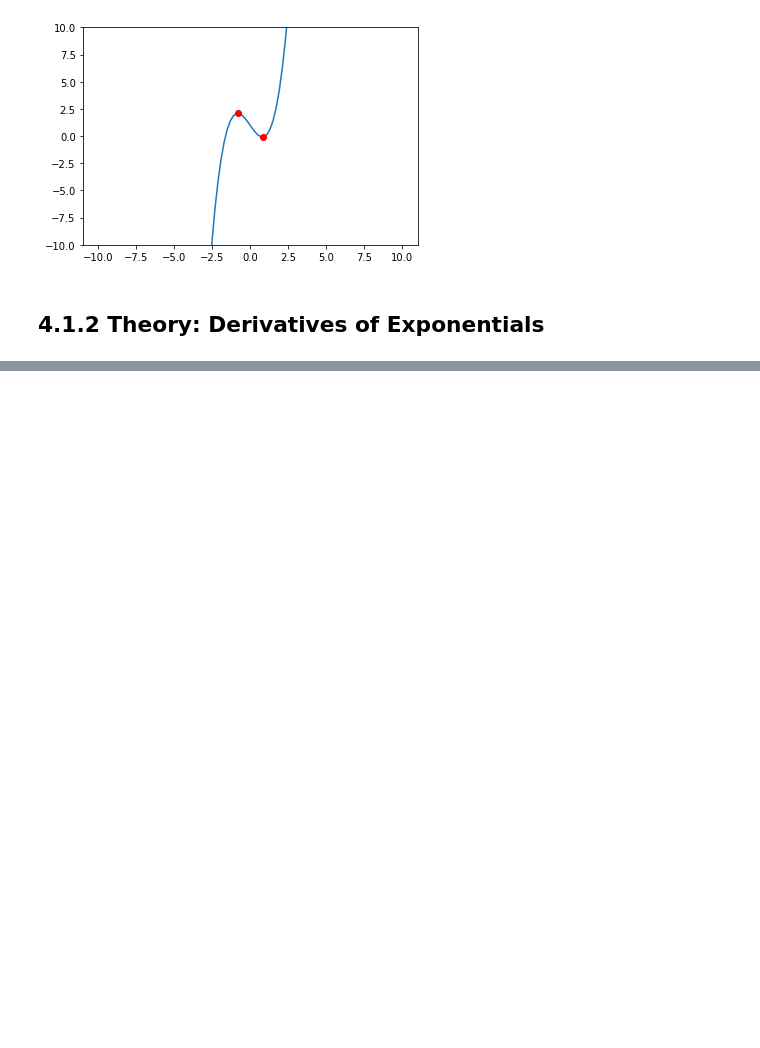
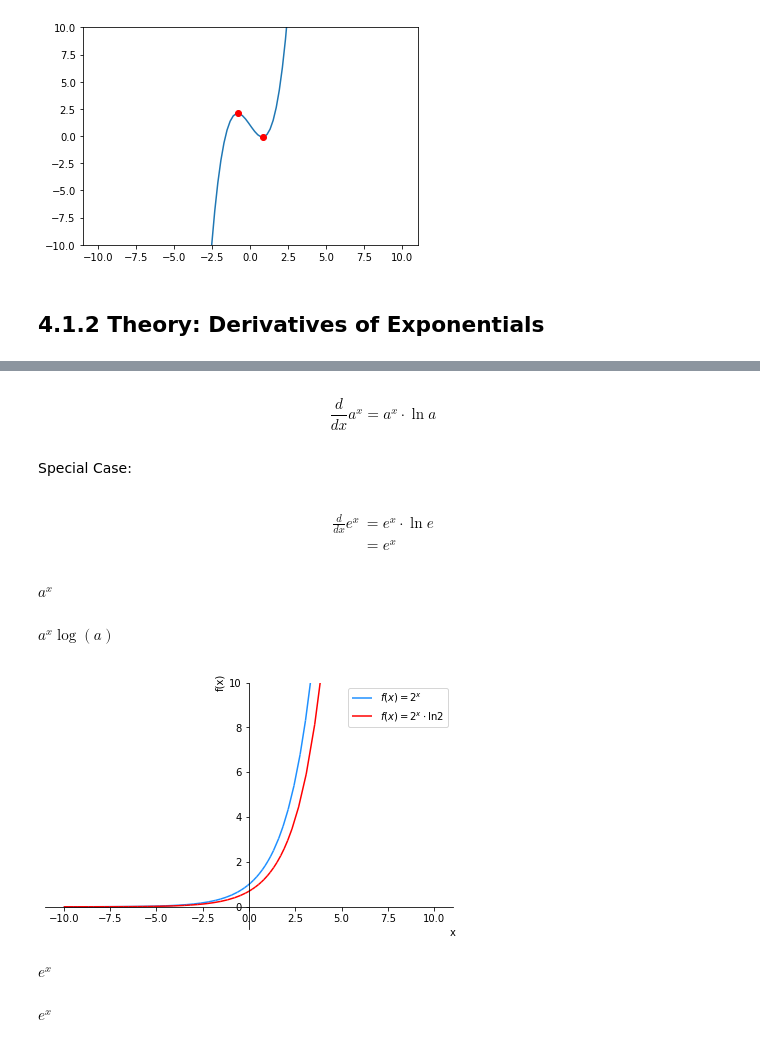
Before and after one commit to PaulToronto/Johns-Hopkins-Coursera-Applied-Calculus-With-Python, a Jupyter notebook: 4_1_Derivative_Rules.ipynb, the cells around one changed output, grey strips where cells are left out. Saved outputs shown, nothing was run; the diff lists cells and outputs as text; code cells hidden in the pictures; blank space fills up the shorter version.

```diff
--- a/4_1_Derivative_Rules.ipynb
+++ b/4_1_Derivative_Rules.ipynb
@@ -251,0 +300,50 @@ plt.show()
+# %% [markdown]
+$$
+\frac{d}{dx}{a^{x}} = a^{x}\cdot\ln{a}
+$$
+# %% [markdown]
+Special Case:
+# %% [markdown]
+$$
+\begin{align}
+\frac{d}{dx}{e^{x}} &= e^{x}\cdot\ln{e} \\
+&= e^{x}
+\end{align}
+$$
+# %%
+a, x = sym.symbols('a x')
+f_x = a**x
+f_x
+# %% [output]
+$\displaystyle a^{x}$
+# %%
+f_x.diff(x)
+# %% [output]
+$\displaystyle a^{x} \log{\left(a \right)}$
+# %%
+x = sym.symbols('x')
+fig = sym.plot(2**x,
+               2**x * sym.log(2),
+               ylim=[-1, 10],
+               legend=True,
+               show=False)
+
+fig[0].line_color='dodgerblue'
+fig[0].label = "$f(x) = 2^{x}$"
+
+fig[1].line_color='red'
+fig[1].label = "$f(x) = 2^{x} \cdot \ln{2}$"
+
+fig.show()
+# %% [output]
+[figure, added]
+# %%
+x = sym.symbols('x')
+f_x = sym.exp(1)**x
+f_x
+# %% [output]
+$\displaystyle e^{x}$
+# %%
+f_x.diff(x)
+# %% [output]
+$\displaystyle e^{x}$
```
Also changed, not shown: parts of 18 cells of this notebook.
